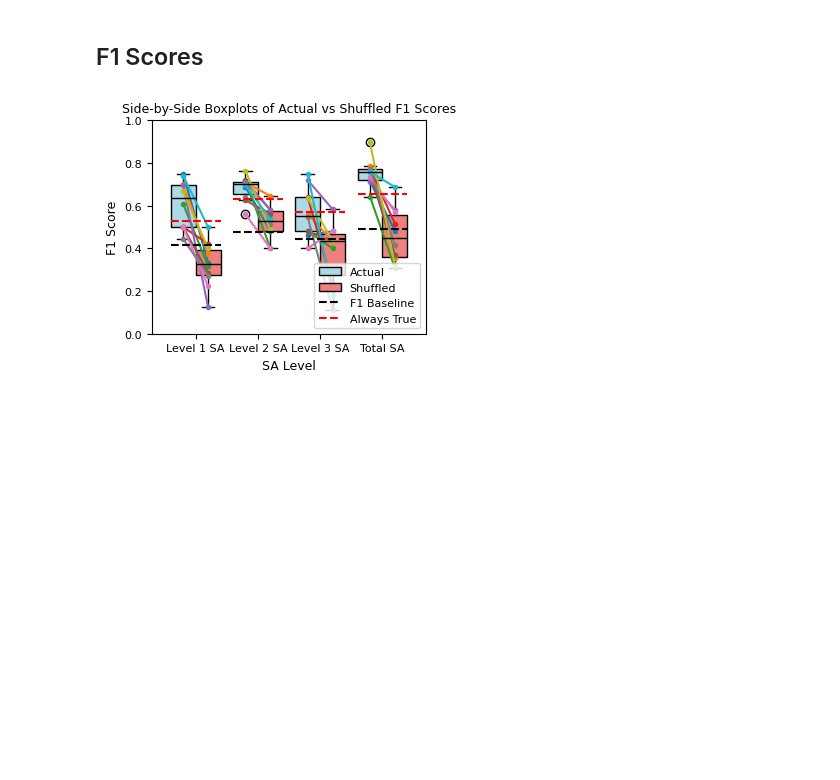
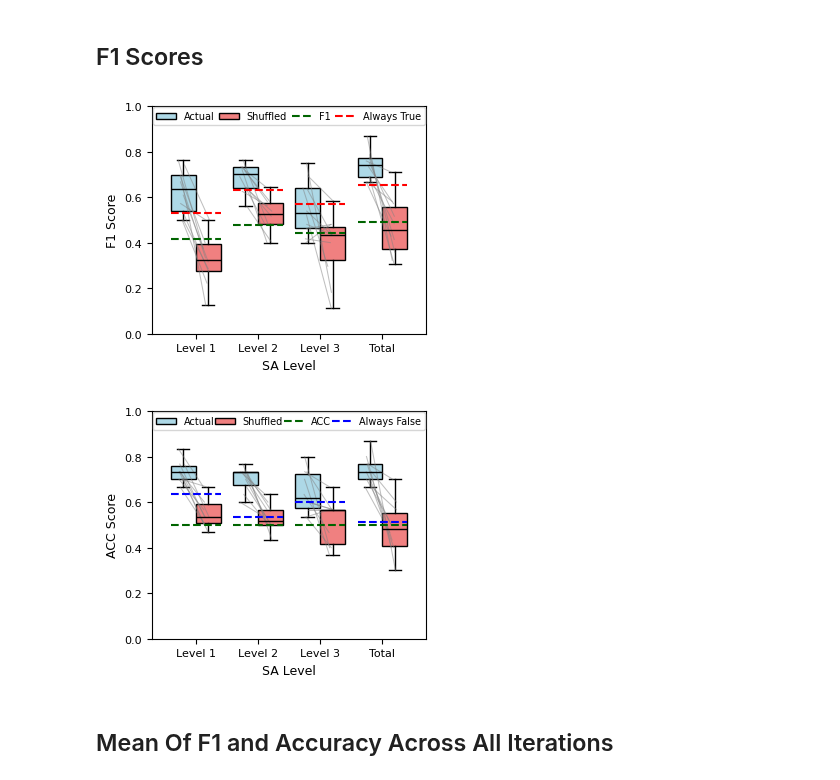
Before and after one commit to jaspershen21/jshen_DLA, a Jupyter notebook: Notebooks/Figures.ipynb, the cells around one changed output. Saved outputs shown, nothing was run; the diff lists cells and outputs as text; code cells hidden in the pictures; blank space fills up the shorter version.

Commit message:
Create graphs for F1 and Accuracy and calculate means across all iterations and levels

```diff
--- a/Notebooks/Figures.ipynb
+++ b/Notebooks/Figures.ipynb
@@ -128,32 +128,37 @@ def graph_actual_vs_shuffled(scores, metric):
                 medianprops = dict(color = "black"))
     # Datapoints
     for i, (actual_score, shuffled_score) in enumerate(zip(actual_scores, shuffled_scores)):
-        plt.plot([positions_actual[i], positions_shuffled[i]], [actual_score, shuffled_score], marker = ".")
+        jitter = np.random.normal(-0.03, 0.03, size = len(actual_score))
+        plt.plot([positions_actual[i] + jitter, positions_shuffled[i] + jitter], [actual_score, shuffled_score], linewidth = 0.75, color = "gray", alpha = 0.5)
 
     # Plot baselines
     score_baselines, always_true_baselines, always_false_baselines = get_baselines(metric)
     xmin_baselines = positions_actual - box_width / 2
     xmax_baselines = positions_shuffled + box_width / 2
-    plt.hlines(score_baselines, xmin_baselines, xmax_baselines, color = "black", linestyle = "--", label = f"{metric} Baseline")
+    plt.hlines(score_baselines, xmin_baselines, xmax_baselines, color = "darkgreen", linestyle = "--", label = f"{metric}")
     if metric == "F1":
         plt.hlines(always_true_baselines, xmin_baselines, xmax_baselines, color = "r", linestyle = "--", label = "Always True")
     else:
         plt.hlines(always_false_baselines, xmin_baselines, xmax_baselines, color = "b", linestyle = "--", label = "Always False")
 
     # Labels
-    level_labels = ["Level 1 SA", "Level 2 SA", "Level 3 SA", "Total SA"]
+    level_labels = ["Level 1", "Level 2", "Level 3", "Total"]
 
     # Customize axes
-    plt.title(f"Side-by-Side Boxplots of Actual vs Shuffled {metric} Scores", fontsize = 9)
+    # plt.title(f"Side-by-Side Boxplots of Actual vs Shuffled {metric} Scores", fontsize = 9)
     plt.ylabel(f"{metric} Score", fontsize = 9)
     plt.ylim(0, 1)
     plt.yticks(fontsize = 8)
     plt.xlabel("SA Level", fontsize = 9)
     plt.xticks(x_base_positions, level_labels, fontsize = 8)
 
-    plt.legend(loc = "lower right", fontsize = 8)
+    plt.legend(
+        loc = "upper right",
+        bbox_to_anchor = (1.0145, 1.015),
+        fontsize = 7,
+        ncol = 4,
+        columnspacing = 0.1)
     plt.tight_layout()
-    # plt.show()
     plt.savefig(f"./../Images/Paper Figures/Actual_vs_Shuffled_{metric}_Scores.svg")
 
 def get_baselines(metric):
@@ -177,7 +182,7 @@ def get_baselines(metric):
             if metric == "F1":
                 score_baseline_values.append((np.mean(out_test[level])) / (np.mean(out_test[level]) + 0.5))
                 always_true_baseline_values.append(f1_score(out_test[level], np.array([1 for _ in range(len(out_test[level]))])))
-            elif metric == "Accuracy":
+            elif metric == "ACC":
                 score_baseline_values.append(0.5)
                 always_false_baseline_values.append(accuracy_score(outcomes_df[level], np.array([0 for _ in range(len(outcomes_df[level]))])))
 
@@ -194,4 +199,10 @@ def get_baselines(metric):
 # %%
 graph_actual_vs_shuffled(f1_scores, "F1")
 # %% [output]
-[figure, old version]
+[figure, new version]
+# %%
+graph_actual_vs_shuffled(accuracy_scores, "ACC")
+# %% [output]
+[figure, added]
+# %% [markdown]
+## Mean Of F1 and Accuracy Across All Iterations
```
Also changed, not shown: parts of 1 cell of this notebook.
